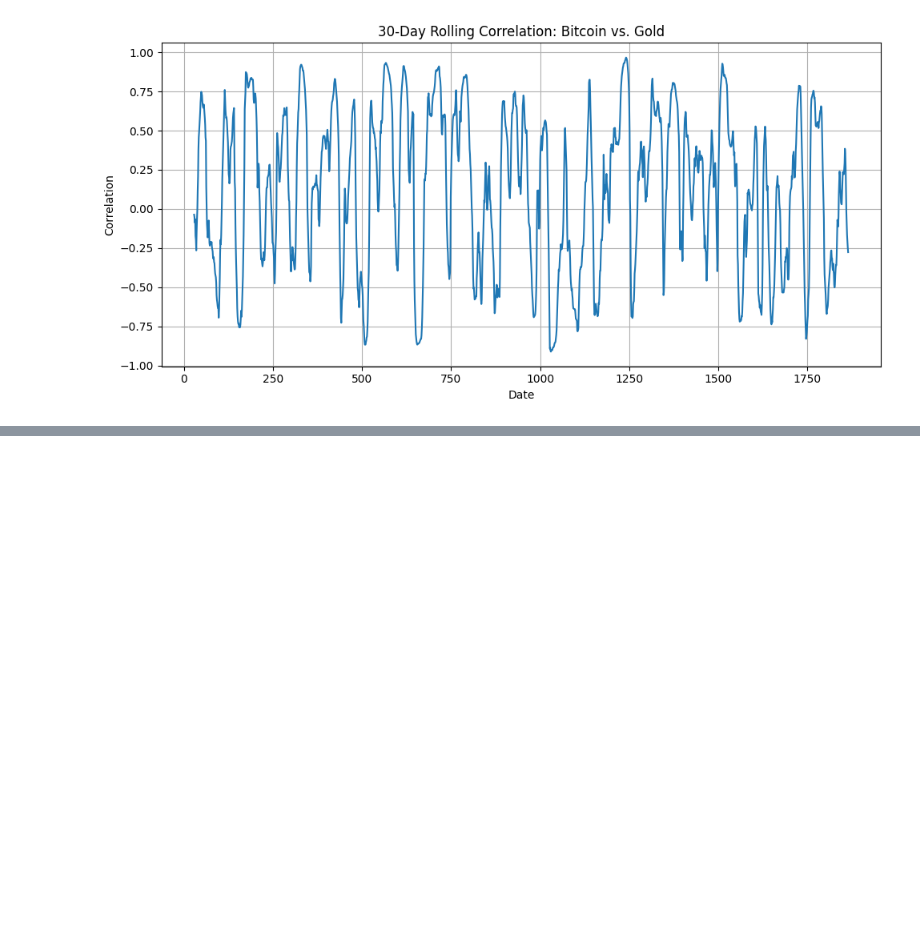
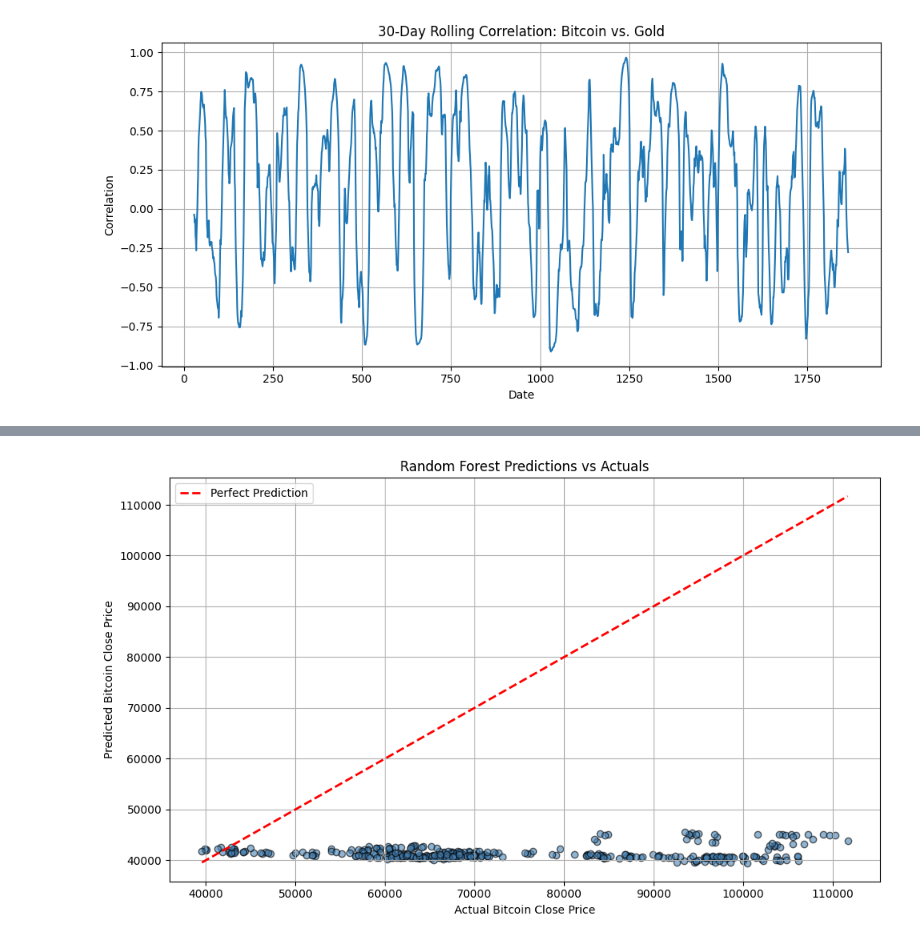
Before and after one commit to sbendre06/Supervised-Learning-BTC-Price-Direction, a Jupyter notebook: Pricing Models/market-models.ipynb, the cells around one changed output, grey strips where cells are left out. Cells and saved outputs as stored; diff of their text form; code cells hidden in the pictures; blank space fills up the shorter version.

```diff
--- a/Pricing Models/market-models.ipynb
+++ b/Pricing Models/market-models.ipynb
@@ -247,0 +302,18 @@ plt.show()
+# %%
+y_test_flat = y_test.values.ravel()
+
+# Plot predicted vs actual
+plt.figure(figsize=(10, 6))
+plt.scatter(y_test_flat, y_pred, alpha=0.6, color='steelblue', edgecolors='k')
+plt.plot([y_test_flat.min(), y_test_flat.max()],
+         [y_test_flat.min(), y_test_flat.max()],
+         'r--', lw=2, label='Perfect Prediction')
+plt.xlabel("Actual Bitcoin Close Price")
+plt.ylabel("Predicted Bitcoin Close Price")
+plt.title("Random Forest Predictions vs Actuals")
+plt.legend()
+plt.tight_layout()
+plt.grid(True)
+plt.show()
+# %% [output]
+[figure, added]
```
Also changed, not shown: parts of 4 cells of this notebook.
